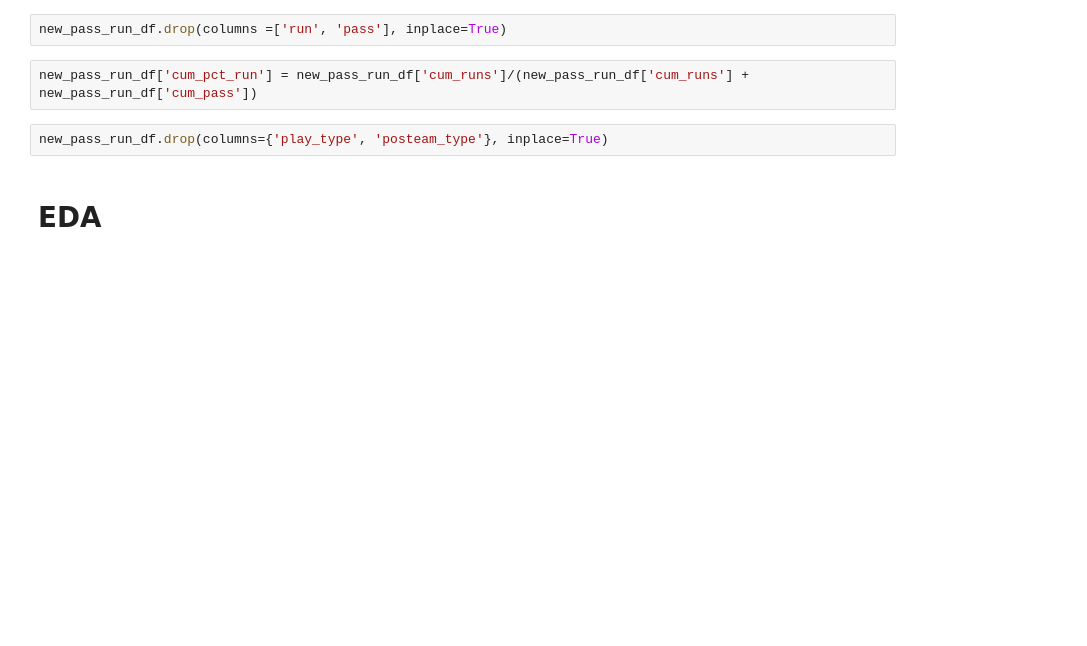
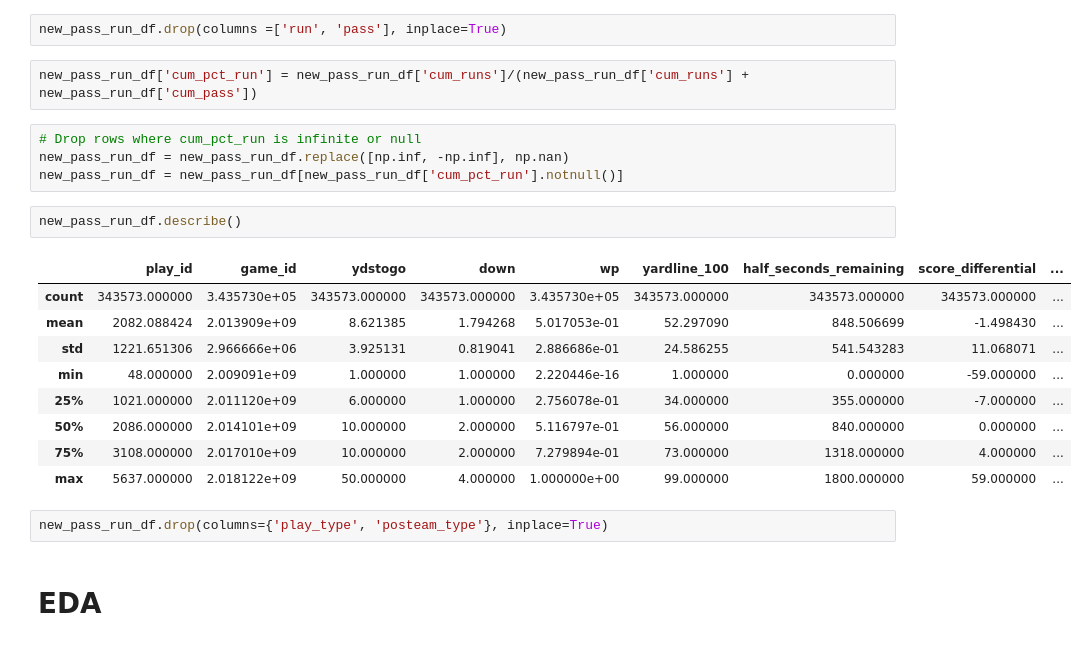
Before and after one commit to drakeballew/project_3_Metis, a Jupyter notebook: NFL/Project 3 - NFL Play Classification.ipynb, the cells around one changed output. Saved outputs shown, nothing was run; the diff lists cells and outputs as text; blank space fills up the shorter version.

```diff
--- a/NFL/Project 3 - NFL Play Classification.ipynb
+++ b/NFL/Project 3 - NFL Play Classification.ipynb
@@ -138,6 +147,22 @@ new_pass_run_df.drop(columns =[['run', 'cumsum'], ['pass', 'cumsum']], inplace=T
 new_pass_run_df.drop(columns =['run', 'pass'], inplace=True)
 # %%
 new_pass_run_df['cum_pct_run'] = new_pass_run_df['cum_runs']/(new_pass_run_df['cum_runs'] + new_pass_run_df['cum_pass'])
+# %%
+# Drop rows where cum_pct_run is infinite or null
+new_pass_run_df = new_pass_run_df.replace([np.inf, -np.inf], np.nan)
+new_pass_run_df = new_pass_run_df[new_pass_run_df['cum_pct_run'].notnull()]
+# %%
+new_pass_run_df.describe()
+# %% [output]
+|  | play_id | game_id | ydstogo | down | wp | yardline_100 | half_seconds_remaining | score_differential | ... |
+| count | 343573.000000 | 3.435730e+05 | 343573.000000 | 343573.000000 | 3.435730e+05 | 343573.000000 | 343573.000000 | 343573.000000 | ... |
+| mean | 2082.088424 | 2.013909e+09 | 8.621385 | 1.794268 | 5.017053e-01 | 52.297090 | 848.506699 | -1.498430 | ... |
+| std | 1221.651306 | 2.966666e+06 | 3.925131 | 0.819041 | 2.886686e-01 | 24.586255 | 541.543283 | 11.068071 | ... |
+| min | 48.000000 | 2.009091e+09 | 1.000000 | 1.000000 | 2.220446e-16 | 1.000000 | 0.000000 | -59.000000 | ... |
+| 25% | 1021.000000 | 2.011120e+09 | 6.000000 | 1.000000 | 2.756078e-01 | 34.000000 | 355.000000 | -7.000000 | ... |
+| 50% | 2086.000000 | 2.014101e+09 | 10.000000 | 2.000000 | 5.116797e-01 | 56.000000 | 840.000000 | 0.000000 | ... |
+| 75% | 3108.000000 | 2.017010e+09 | 10.000000 | 2.000000 | 7.279894e-01 | 73.000000 | 1318.000000 | 4.000000 | ... |
+| max | 5637.000000 | 2.018122e+09 | 50.000000 | 4.000000 | 1.000000e+00 | 99.000000 | 1800.000000 | 59.000000 | ... |
 # %%
 new_pass_run_df.drop(columns={'play_type', 'posteam_type'}, inplace=True)
 # %% [markdown]
```
Also changed, not shown: parts of 31 cells of this notebook.
